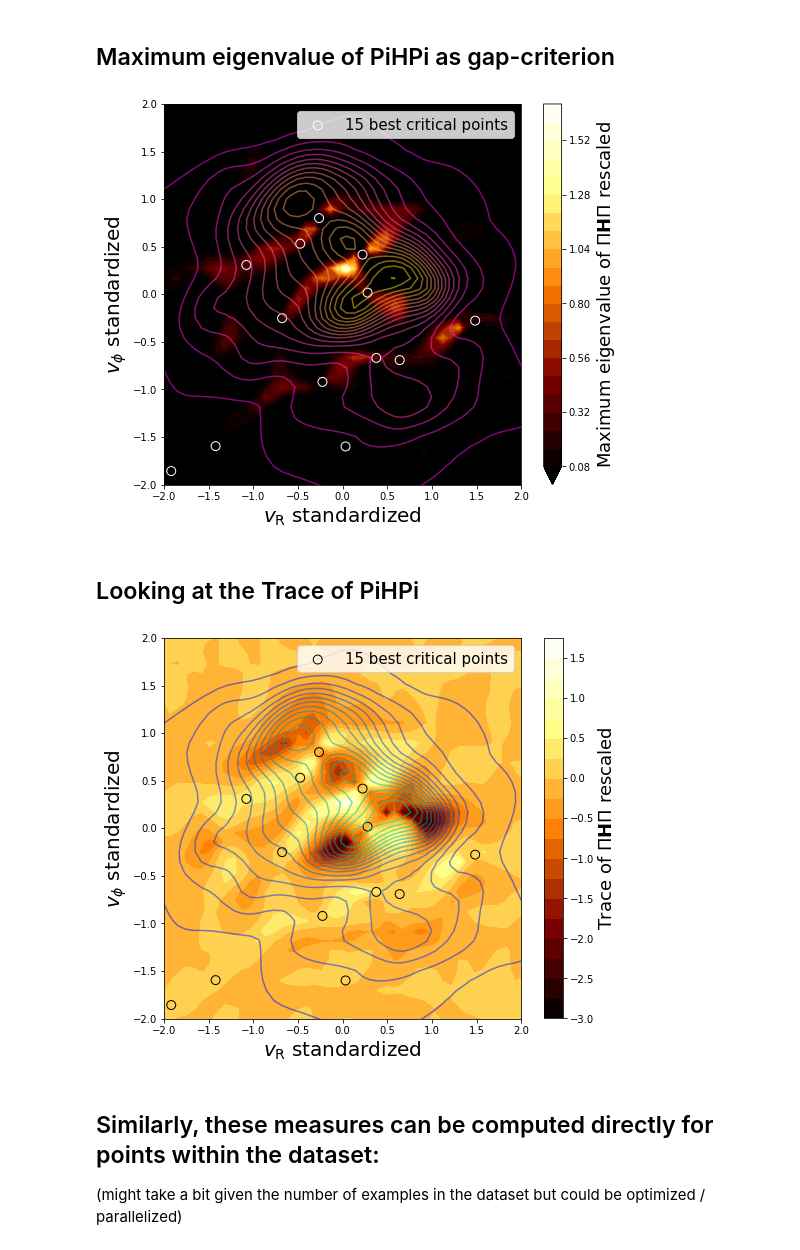
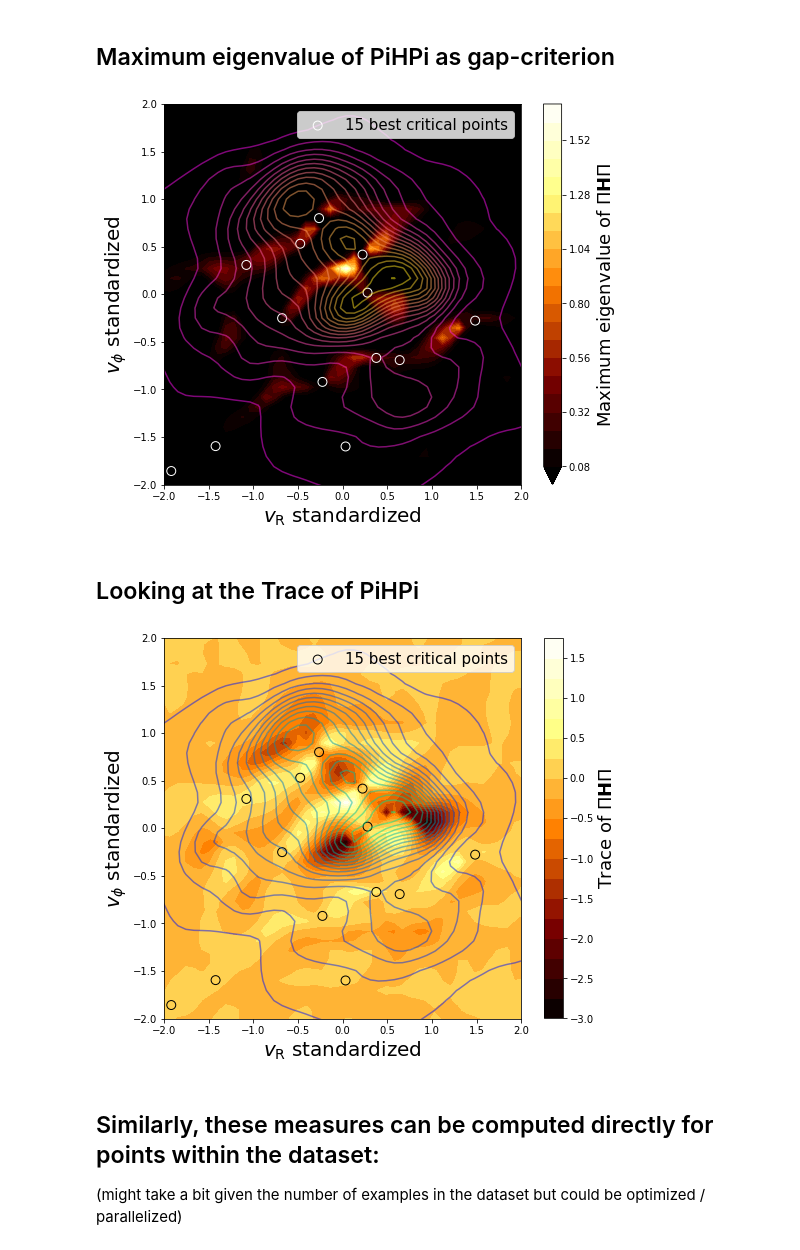
Before and after one commit to contardog/FindTheGap, a Jupyter notebook: examples/example_MW_2D.py.ipynb, the cells around one changed output. Cells and saved outputs as stored; diff of their text form; code cells hidden in the pictures.

```diff
--- a/examples/example_MW_2D.py.ipynb
+++ b/examples/example_MW_2D.py.ipynb
@@ -512,32 +512,32 @@ max_eigval_PiHPi = np.max(eigval_PiHPi, axis=1)
 # %%
 max_eigval_PiHPi_resh = max_eigval_PiHPi.reshape((gridding_size, gridding_size))
 
 plt.figure(figsize=(8,7))
 
 pi = plt.contourf(meshgrid[0], meshgrid[1], max_eigval_PiHPi_resh, 20, cmap=cm.afmhot, extend='min')
 plt.contour(meshgrid[0], meshgrid[1], density_matr, 20, cmap=cm.spring, alpha=.5)
 
 critsc = plt.scatter(critical_points[idx_best_crits][:,0], critical_points[idx_best_crits][:,1],
                      s=80, c="None", edgecolor='w', label='{} best critical points'.format(N))
 
 
-cb = plt.colorbar(pi, label="Maximum eigenvalue of $\Pi \mathbf{H} \Pi$ rescaled")
+cb = plt.colorbar(pi, label="Maximum eigenvalue of $\Pi \mathbf{H} \Pi$")
 ax = cb.ax
 text = ax.yaxis.label
 font = matplotlib.font_manager.FontProperties(size=fontsize-2)
 text.set_font_properties(font)
 
 plt.legend(fontsize=15)
 
 plt.xlabel(r'$v_{\mathrm{R}}$ standardized',fontsize=fontsize)
 plt.ylabel(r'$v_{\phi}$ standardized',fontsize=fontsize)
 
 plt.xlim(*xlims_norm)
 plt.ylim(*ylims_norm)
 
 plt.show()
 # %% [output]
-[figure, old version]
+[figure, new version]
 # %% [markdown]
 ## Looking at the Trace of PiHPi
 # %%
@@ -554,7 +554,7 @@ critsc = plt.scatter(critical_points[idx_best_crits][:,0], critical_points[idx_b
                      s=80, c="None", edgecolor='k', label='{} best critical points'.format(N))
 
 
-cb = plt.colorbar(pi, label="Trace of $\Pi \mathbf{H} \Pi$ rescaled")
+cb = plt.colorbar(pi, label="Trace of $\Pi \mathbf{H} \Pi$")
 ax = cb.ax
 text = ax.yaxis.label
 font = matplotlib.font_manager.FontProperties(size=fontsize-2)
@@ -570,7 +570,7 @@ plt.ylim(*ylims_norm)
 
 plt.show()
 # %% [output]
-[figure, old version]
+[figure, new version]
 # %% [markdown]
 ## Similarly, these measures can be computed directly for points within the dataset:
 
```
Also changed, not shown: parts of 3 cells of this notebook.
